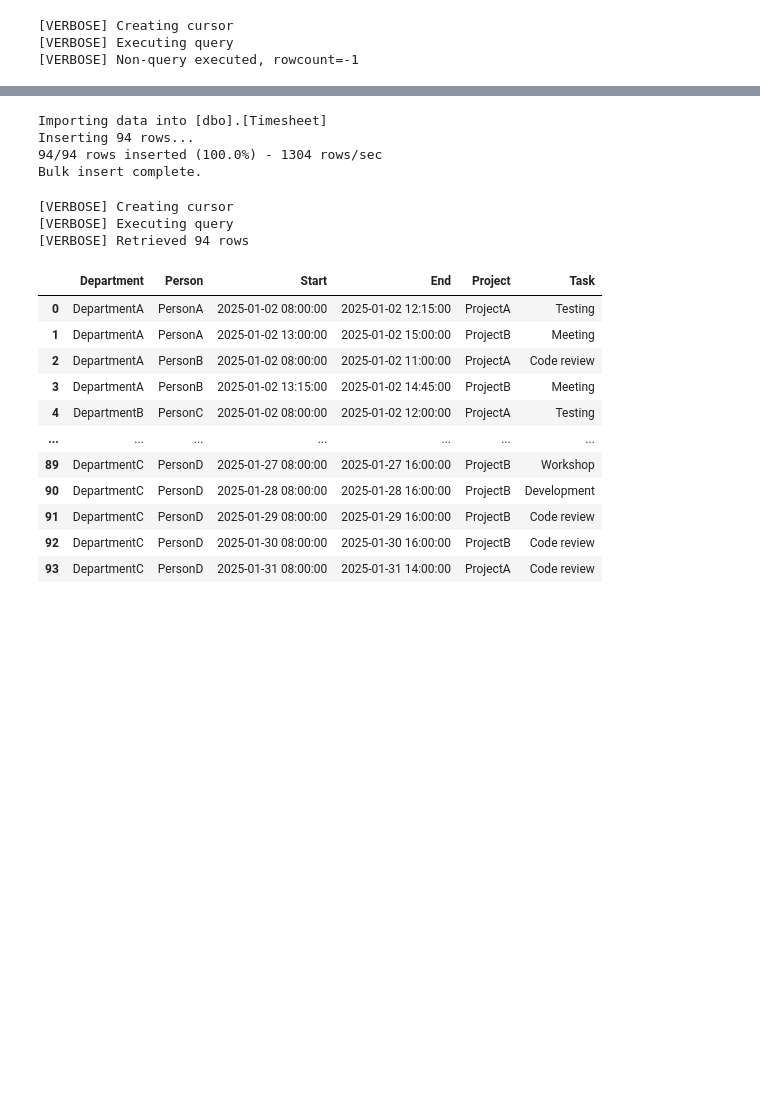
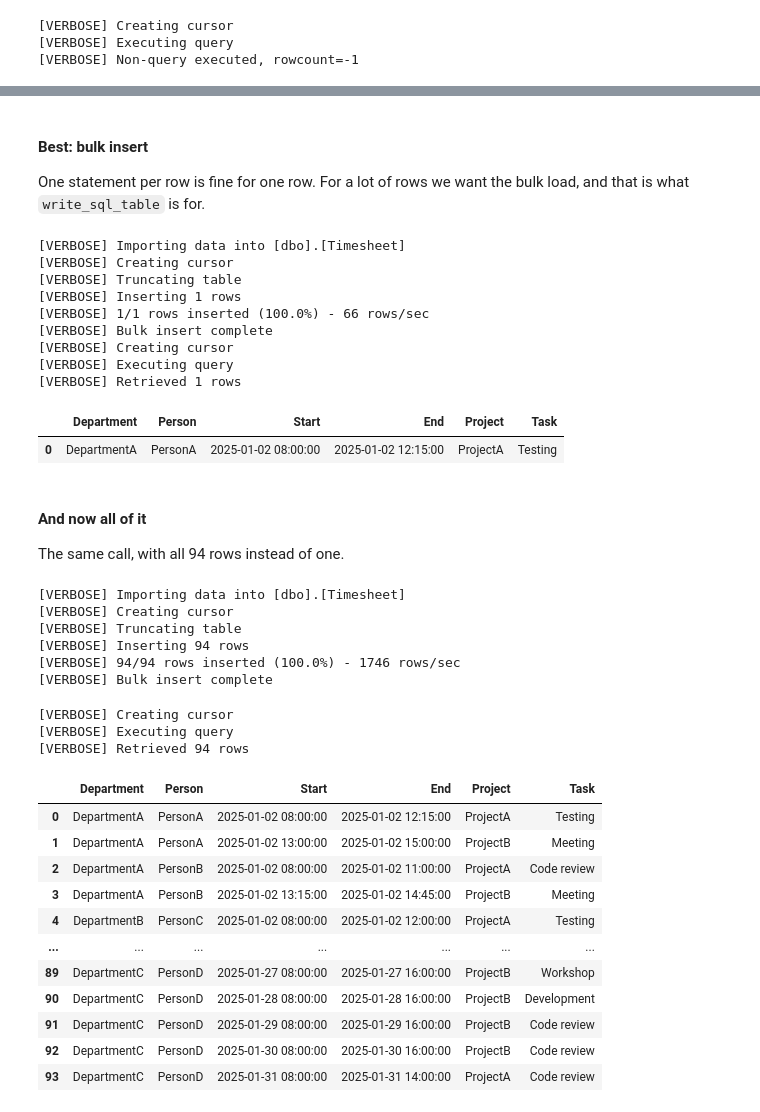
Before and after one commit to andreasjordan/Python-moves-Data-around, a Jupyter notebook: demo/01_timesheets.ipynb, the cells around one changed output, grey strips where cells are left out. Cells and saved outputs as stored; diff of their text form; code cells hidden in the pictures; blank space fills up the shorter version.

```diff
--- a/demo/01_timesheets.ipynb
+++ b/demo/01_timesheets.ipynb
@@ -212,3 +354,36 @@ TODO: Insert step by step code here.
+# %% [markdown]
+#### Best: bulk insert
+
+One statement per row is fine for one row. For a lot of rows we want the bulk load, and that is what `write_sql_table` is for.
+# %%
+# The data frame is what write_sql_table wants, so we build one from the same dictionary
+
+data = pd.DataFrame([insert_parameters])
+
+write_sql_table(
+    connection=connection,
+    table="dbo.Timesheet",
+    data=data,
+    truncate_table=True
+)
+
+invoke_sql_query(connection=connection, query='SELECT * FROM dbo.Timesheet')
+# %% [output]
+[VERBOSE] Importing data into [dbo].[Timesheet]
+[VERBOSE] Creating cursor
+[VERBOSE] Truncating table
+[VERBOSE] Inserting 1 rows
+[VERBOSE] 1/1 rows inserted (100.0%) - 66 rows/sec
+[VERBOSE] Bulk insert complete
+[VERBOSE] Creating cursor
+[VERBOSE] Executing query
+[VERBOSE] Retrieved 1 rows
+|  | Department | Person | Start | End | Project | Task |
+| 0 | DepartmentA | PersonA | 2025-01-02 08:00:00 | 2025-01-02 12:15:00 | ProjectA | Testing |
+# %% [markdown]
+#### And now all of it
+
+The same call, with all 94 rows instead of one.
 # %%
 # If we don't have the variable timesheets or if it's empty, we should not attempt to write to the database
 if 'timesheets' not in locals() or timesheets.empty:
@@ -222,12 +397,15 @@ write_sql_table(
     connection=connection,
     table="dbo.Timesheet",
     data=timesheets,
+    truncate_table=True
 )
 # %% [output]
-Importing data into [dbo].[Timesheet]
-Inserting 94 rows...
-94/94 rows inserted (100.0%) - 1304 rows/sec
-Bulk insert complete.
+[VERBOSE] Importing data into [dbo].[Timesheet]
+[VERBOSE] Creating cursor
+[VERBOSE] Truncating table
+[VERBOSE] Inserting 94 rows
+[VERBOSE] 94/94 rows inserted (100.0%) - 1746 rows/sec
+[VERBOSE] Bulk insert complete
 # %%
 result = invoke_sql_query(
     connection=connection,
```
Also changed, not shown: parts of 11 cells of this notebook.
